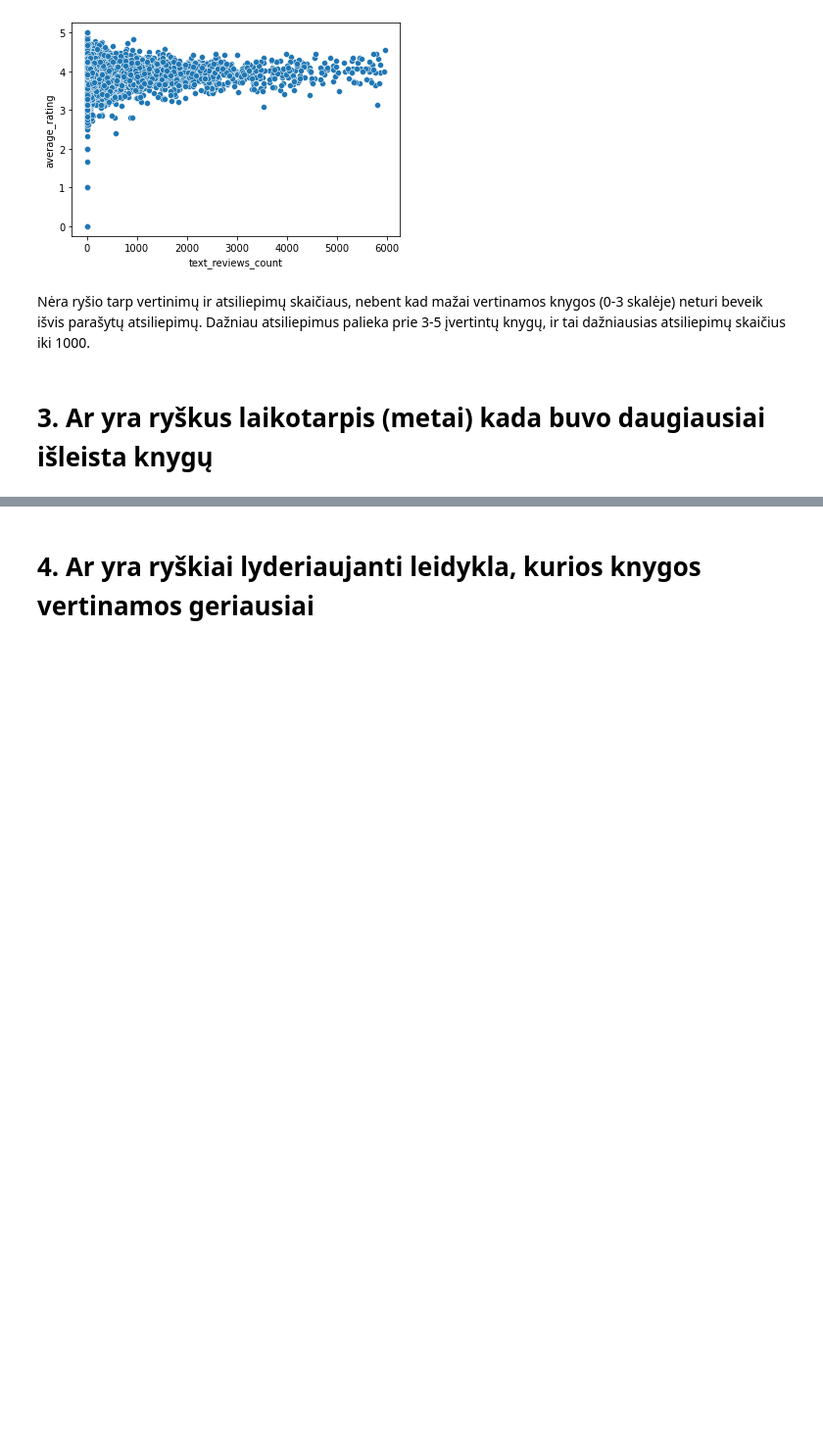
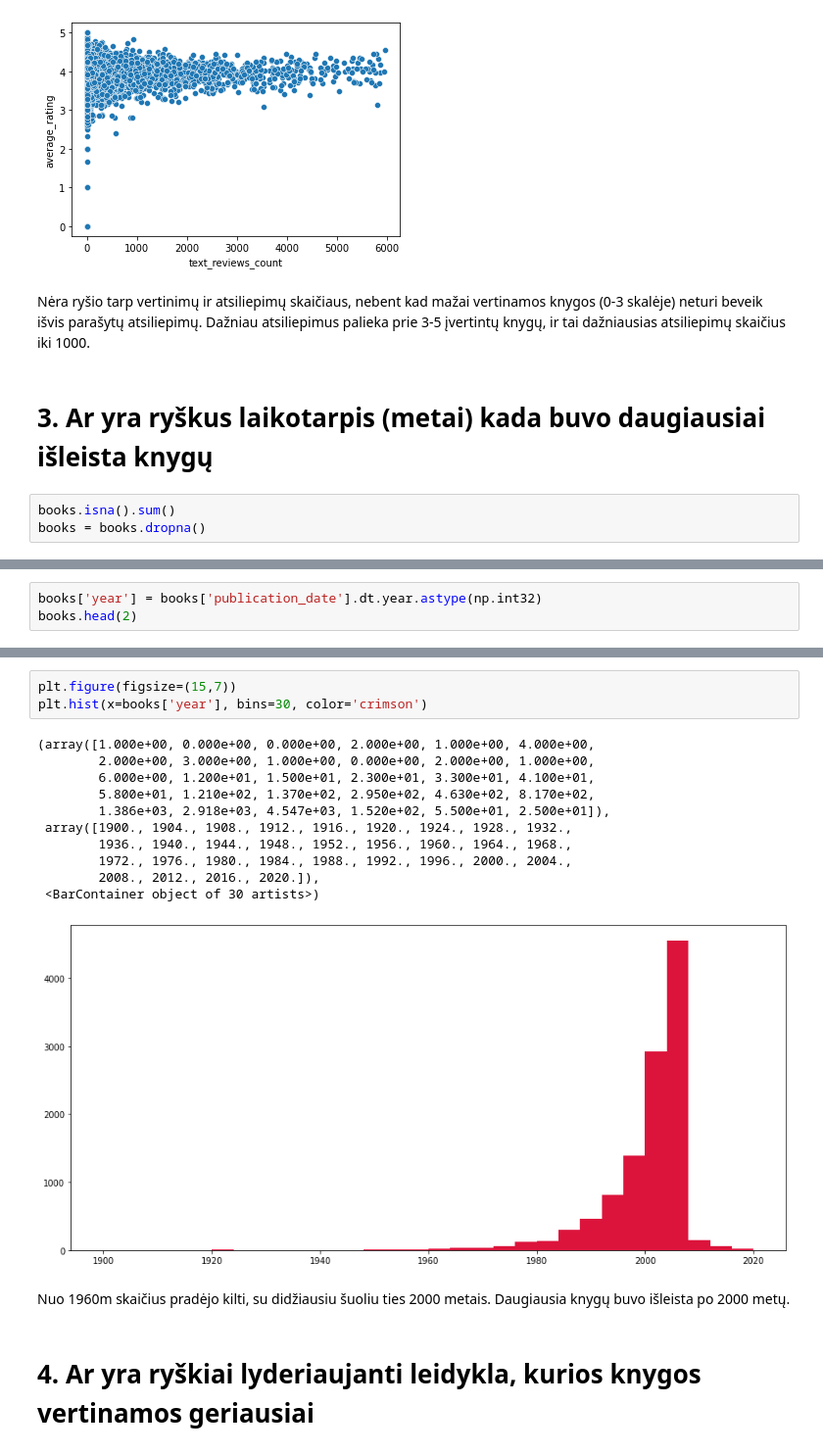
Before and after one commit to GretaMatu/python_mokymai, a Jupyter notebook: baigiamasis_darbas.ipynb, the cells around one changed output, grey strips where cells are left out. Shown: that part at 98% size. Saved outputs shown, nothing was run; the diff lists cells and outputs as text; blank space fills up the shorter version.

```diff
--- a/baigiamasis_darbas.ipynb
+++ b/baigiamasis_darbas.ipynb
@@ -226,3 +226,6 @@ ratings_reviews.set
 Nėra ryšio tarp vertinimų ir atsiliepimų skaičiaus, nebent kad mažai vertinamos knygos (0-3 skalėje) neturi beveik išvis parašytų atsiliepimų. Dažniau atsiliepimus palieka prie 3-5 įvertintų knygų, ir tai dažniausias atsiliepimų skaičius iki 1000.
 # %% [markdown]
 # 3. Ar yra ryškus laikotarpis (metai) kada buvo daugiausiai išleista knygų
+# %%
+books.isna().sum()
+books = books.dropna()
@@ -228,0 +246,3 @@ Nėra ryšio tarp vertinimų ir atsiliepimų skaičiaus, nebent kad mažai verti
+# %%
+books['year'] = books['publication_date'].dt.year.astype(np.int32)
+books.head(2)
@@ -229,2 +253,19 @@ Nėra ryšio tarp vertinimų ir atsiliepimų skaičiaus, nebent kad mažai verti
+# %%
+plt.figure(figsize=(15,7))
+plt.hist(x=books['year'], bins=30, color='crimson')
+# %% [output]
+(array([1.000e+00, 0.000e+00, 0.000e+00, 2.000e+00, 1.000e+00, 4.000e+00,
+        2.000e+00, 3.000e+00, 1.000e+00, 0.000e+00, 2.000e+00, 1.000e+00,
+        6.000e+00, 1.200e+01, 1.500e+01, 2.300e+01, 3.300e+01, 4.100e+01,
+        5.800e+01, 1.210e+02, 1.370e+02, 2.950e+02, 4.630e+02, 8.170e+02,
+        1.386e+03, 2.918e+03, 4.547e+03, 1.520e+02, 5.500e+01, 2.500e+01]),
+ array([1900., 1904., 1908., 1912., 1916., 1920., 1924., 1928., 1932.,
+        1936., 1940., 1944., 1948., 1952., 1956., 1960., 1964., 1968.,
+        1972., 1976., 1980., 1984., 1988., 1992., 1996., 2000., 2004.,
+        2008., 2012., 2016., 2020.]),
+ <BarContainer object of 30 artists>)
+[figure, added]
+# %% [markdown]
+Nuo 1960m skaičius pradėjo kilti, su didžiausiu šuoliu ties 2000 metais. Daugiausia knygų buvo išleista po 2000 metų.
 # %% [markdown]
 # 4. Ar yra ryškiai lyderiaujanti leidykla, kurios knygos vertinamos geriausiai
```
Also changed, not shown: parts of 2 cells of this notebook.
